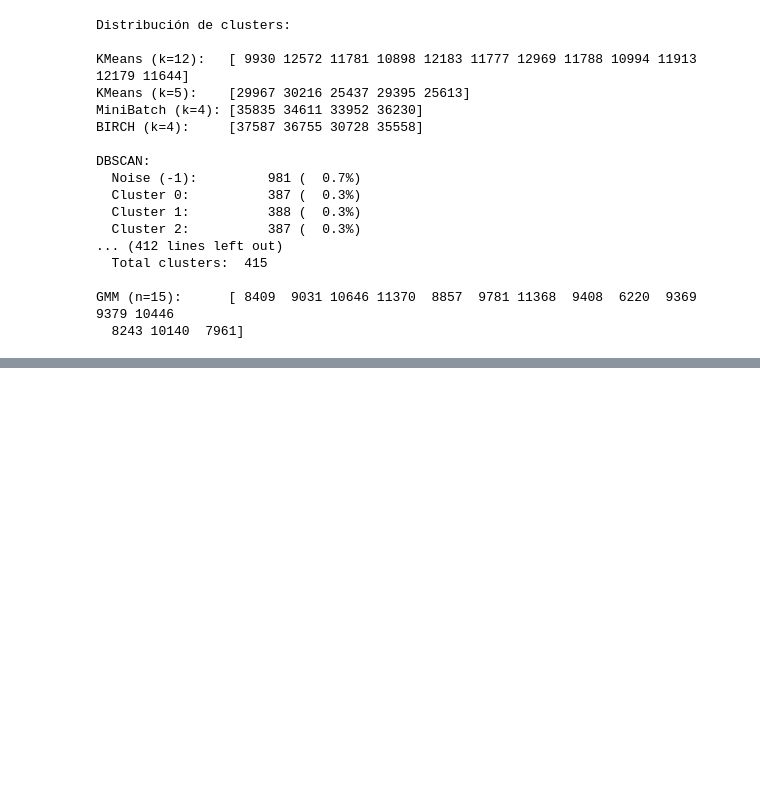
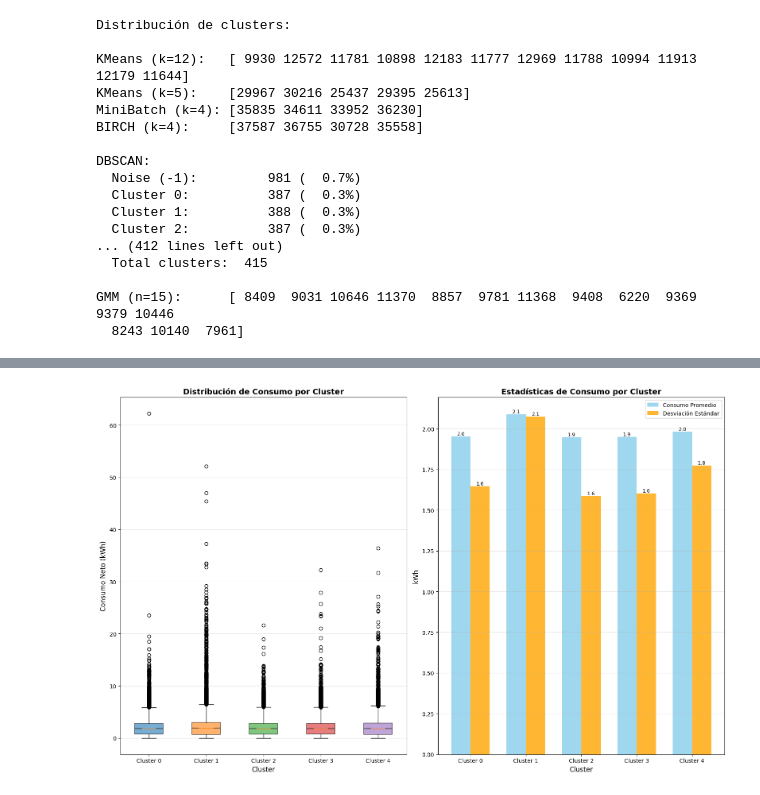
Before and after one commit to santy-estrada/electric-grid-project, a Jupyter notebook: EIA_agrupamiento.ipynb, the cells around one changed output, grey strips where cells are left out. Saved outputs shown, nothing was run; the diff lists cells and outputs as text; code cells hidden in the pictures; blank space fills up the shorter version.

```diff
--- a/EIA_agrupamiento.ipynb
+++ b/EIA_agrupamiento.ipynb
@@ -1185,0 +1327,51 @@ Name: count, Length: 416, dtype: int64
+# %%
+# Comparación de grupos - BOX PLOTS
+fig, (ax1, ax2) = plt.subplots(1, 2, figsize=(16, 10))
+
+# Box plot of consumption by cluster
+data_for_box = [data_clustered[data_clustered['CLUSTER'] == i]['CONSUMO_NETO'].values
+                for i in range(5)]
+
+bp1 = ax1.boxplot(data_for_box, labels=[f'Cluster {i}' for i in range(5)],
+                   patch_artist=True, notch=True)
+
+# Color boxes
+colors = ['C0', 'C1', 'C2', 'C3', 'C4']
+for patch, color in zip(bp1['boxes'], colors):
+    patch.set_facecolor(color)
+    patch.set_alpha(0.6)
+
+ax1.set_title('Distribución de Consumo por Cluster', fontsize=14, fontweight='bold')
+ax1.set_xlabel('Cluster', fontsize=12)
+ax1.set_ylabel('Consumo Neto (kWh)', fontsize=12)
+ax1.grid(True, alpha=0.3, axis='y')
+
+# Bar plot of cluster statistics
+x_pos = np.arange(5)
+width = 0.35
+
+bars1 = ax2.bar(x_pos - width/2, cluster_stats_df['avg_consumo'], width,
+                label='Consumo Promedio', color='skyblue', alpha=0.8)
+bars2 = ax2.bar(x_pos + width/2, cluster_stats_df['std_consumo'], width,
+                label='Desviación Estándar', color='orange', alpha=0.8)
+
+ax2.set_title('Estadísticas de Consumo por Cluster', fontsize=14, fontweight='bold')
+ax2.set_xlabel('Cluster', fontsize=12)
+ax2.set_ylabel('kWh', fontsize=12)
+ax2.set_xticks(x_pos)
+ax2.set_xticklabels([f'Cluster {i}' for i in range(5)])
+ax2.legend(fontsize=10)
+ax2.grid(True, alpha=0.3, axis='y')
+
+# Add value labels on bars
+for bars in [bars1, bars2]:
+    for bar in bars:
+        height = bar.get_height()
+        ax2.text(bar.get_x() + bar.get_width()/2., height,
+                f'{height:.1f}',
+                ha='center', va='bottom', fontsize=9)
+
+plt.tight_layout()
+plt.show()
+# %% [output]
+[figure, added]
```
Also changed, not shown: parts of 16 cells of this notebook, 4 other files.
